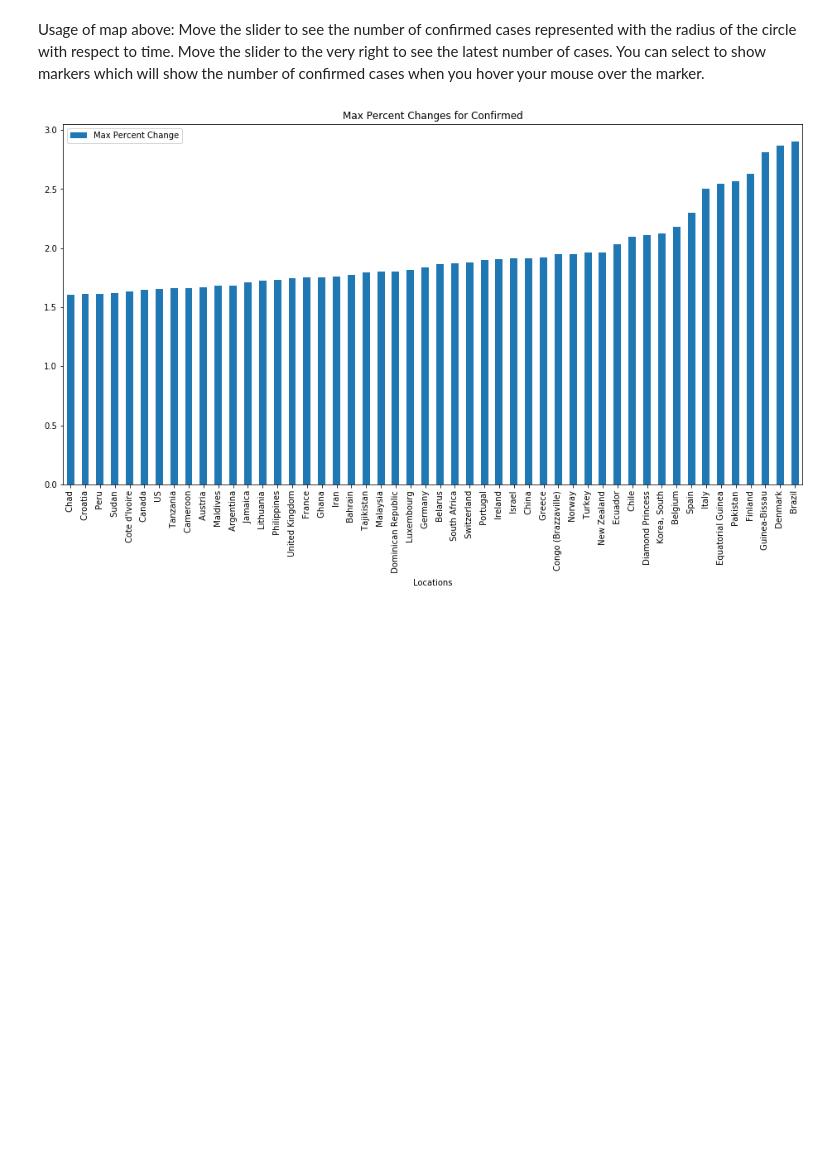
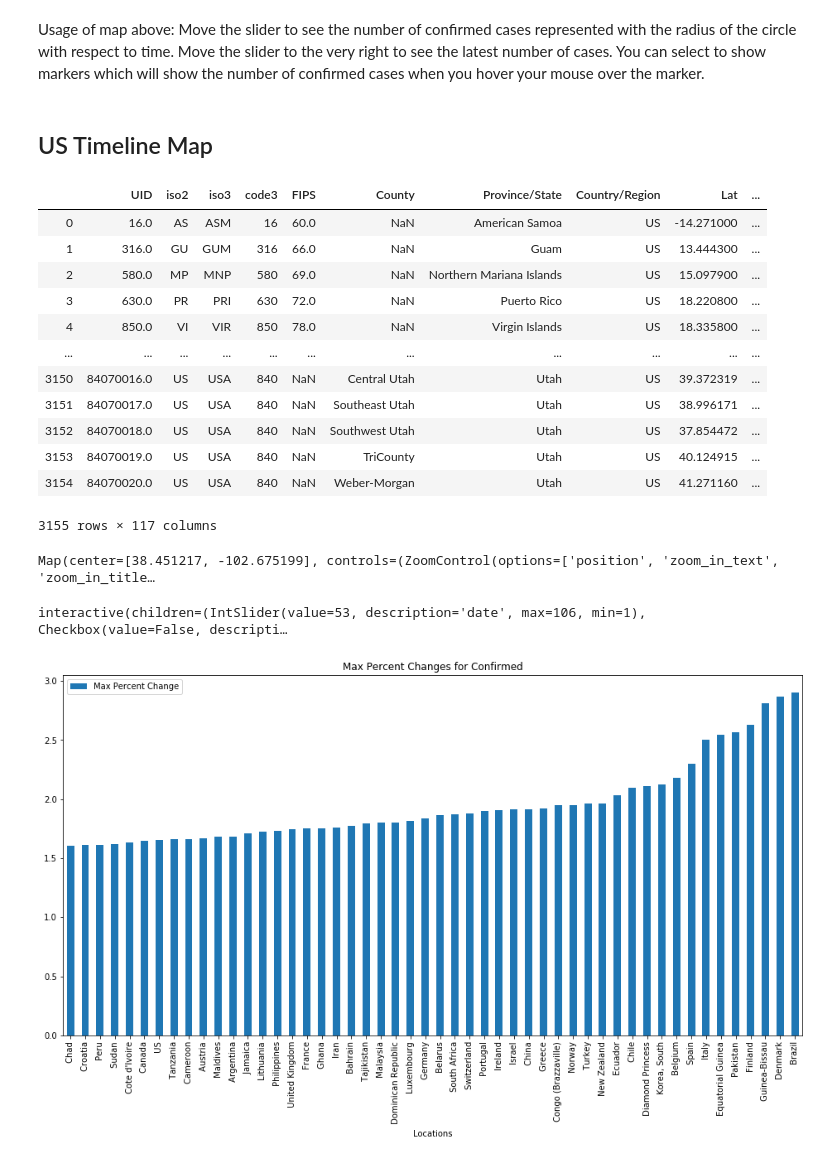
Before and after one commit to Ccamm/coronavirus_network, a Jupyter notebook: coronavirus_timeline.ipynb, the cells around one changed output. Saved outputs shown, nothing was run; the diff lists cells and outputs as text; code cells hidden in the pictures; blank space fills up the shorter version.

```diff
--- a/coronavirus_timeline.ipynb
+++ b/coronavirus_timeline.ipynb
@@ -466,0 +464,18 @@ Usage of map above: Move the slider to see the number of confirmed cases represe
+# %% [markdown]
+## US Timeline Map
+# %%
+datasets['covid_us_confirmed']
+# %% [output]
+|  | UID | iso2 | iso3 | code3 | FIPS | County | Province/State | Country/Region | Lat | ... |
+| 0 | 16.0 | AS | ASM | 16 | 60.0 | NaN | American Samoa | US | -14.271000 | ... |
+| 1 | 316.0 | GU | GUM | 316 | 66.0 | NaN | Guam | US | 13.444300 | ... |
+| 2 | 580.0 | MP | MNP | 580 | 69.0 | NaN | Northern Mariana Islands | US | 15.097900 | ... |
+| 3 | 630.0 | PR | PRI | 630 | 72.0 | NaN | Puerto Rico | US | 18.220800 | ... |
+| 4 | 850.0 | VI | VIR | 850 | 78.0 | NaN | Virgin Islands | US | 18.335800 | ... |
+| ... | ... | ... | ... | ... | ... | ... | ... | ... | ... | ... |
+| 3150 | 84070016.0 | US | USA | 840 | NaN | Central Utah | Utah | US | 39.372319 | ... |
+| 3151 | 84070017.0 | US | USA | 840 | NaN | Southeast Utah | Utah | US | 38.996171 | ... |
+| 3152 | 84070018.0 | US | USA | 840 | NaN | Southwest Utah | Utah | US | 37.854472 | ... |
+| 3153 | 84070019.0 | US | USA | 840 | NaN | TriCounty | Utah | US | 40.124915 | ... |
+| 3154 | 84070020.0 | US | USA | 840 | NaN | Weber-Morgan | Utah | US | 41.271160 | ... |
+3155 rows × 117 columns
@@ -467,3 +509,12 @@ Usage of map above: Move the slider to see the number of confirmed cases represe
+# %%
+display(usMapTimeline)
+# %% [output]
+Map(center=[38.451217, -102.675199], controls=(ZoomControl(options=['position', 'zoom_in_text', 'zoom_in_title…
+# %%
+# Slider: can be quite slow
+interact_manual(usf, date=(1, number_of_days), showMarkers=widgets.Checkbox());
+# %% [output]
+interactive(children=(IntSlider(value=53, description='date', max=106, min=1), Checkbox(value=False, descripti…
 # %%
 # Rate of change Aus Vs US
 # %%
```
Also changed, not shown: parts of 14 cells of this notebook.
